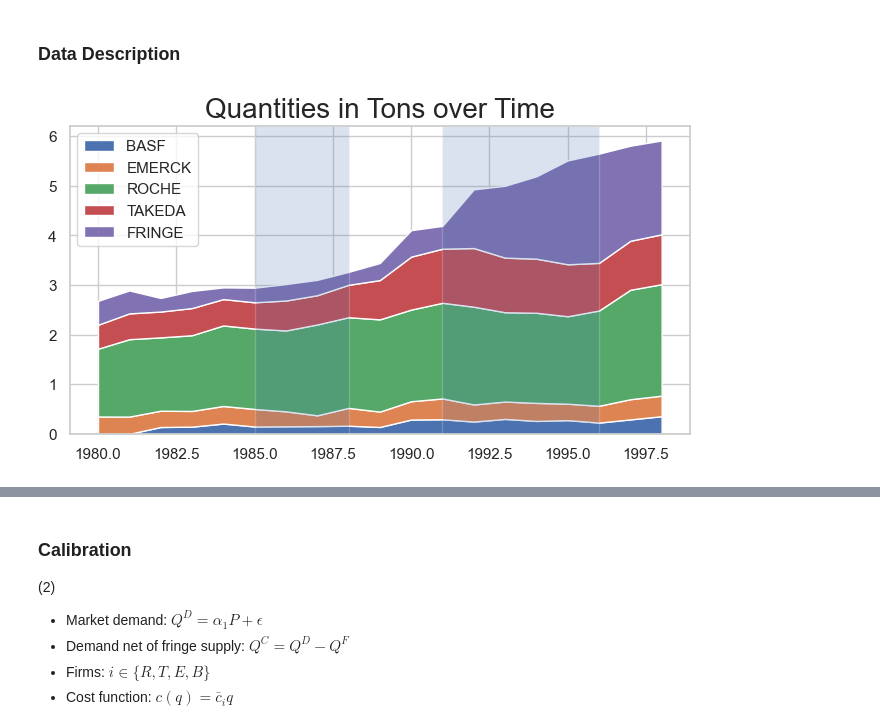
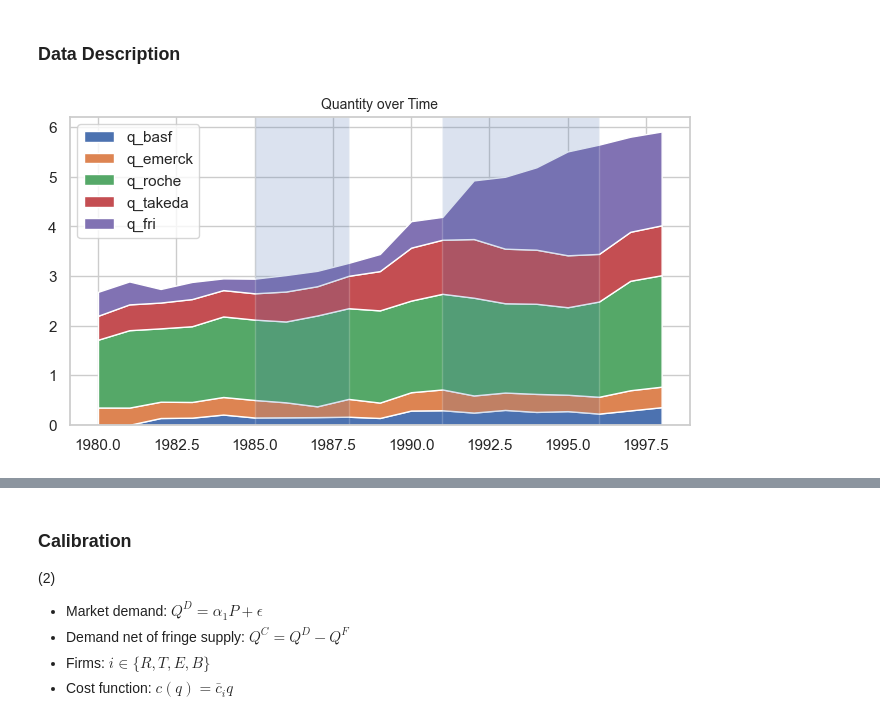
Before and after one commit to rawatpranjal/structural-economics, a Jupyter notebook: industrial-organization/5_collusion/collusion_vitamins.ipynb, the cells around one changed output, grey strips where cells are left out. Drawn from its saved outputs; the diff is of its cells as text; code cells hidden in the pictures.

```diff
--- a/industrial-organization/5_collusion/collusion_vitamins.ipynb
+++ b/industrial-organization/5_collusion/collusion_vitamins.ipynb
@@ -15,17 +22,24 @@ df.head(6)
 # %%
 import numpy as np
 import matplotlib.pyplot as plt
 import seaborn as sns
 sns.set(style='whitegrid')
 plt.rcParams['figure.figsize'] = (8, 4)
 plt.rcParams['figure.titlesize'] = 59
-plt.rcParams['axes.titlesize'] = 20
-y = np.vstack([df.q_basf, df.q_emerck, df.q_roche,df.q_takeda, df.q_fri])
-plt.stackplot(df.year.astype(int), y, labels=["BASF ", "EMERCK", "ROCHE", "TAKEDA", "FRINGE"])
-plt.legend(loc='upper left')
-plt.axvspan(1985, 1988, alpha=0.2)
-plt.axvspan(1991, 1996, alpha=0.2)
-plt.title('Quantities in Tons over Time')
-plt.show()
+plt.rcParams['axes.titlesize'] = 10
+
+def plot(names, title, stack = False):
+    if stack == True:
+        y = np.vstack([df.q_basf, df.q_emerck, df.q_roche,df.q_takeda, df.q_fri])
+        plt.stackplot(df.year.astype(int), y, labels=names)
+    else:
+        plt.plot(df.year,df[names], label = names)
+    plt.legend(loc='upper left')
+    plt.axvspan(1985, 1988, alpha=0.2)
+    plt.axvspan(1991, 1996, alpha=0.2)
+    plt.title(title)
+    plt.show()
+
+plot(['q_basf','q_emerck','q_roche','q_takeda','q_fri'], 'Quantity over Time', stack=True)
 # %% [output]
-[figure, old version]
+[figure, new version]
```
Also changed, not shown: parts of 46 cells of this notebook.
